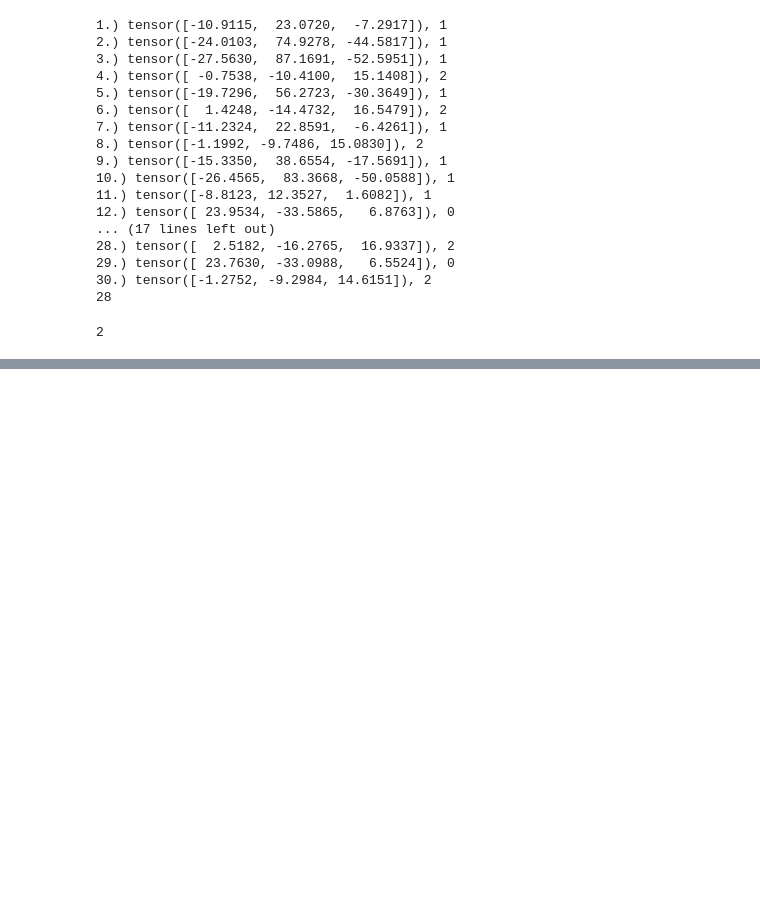
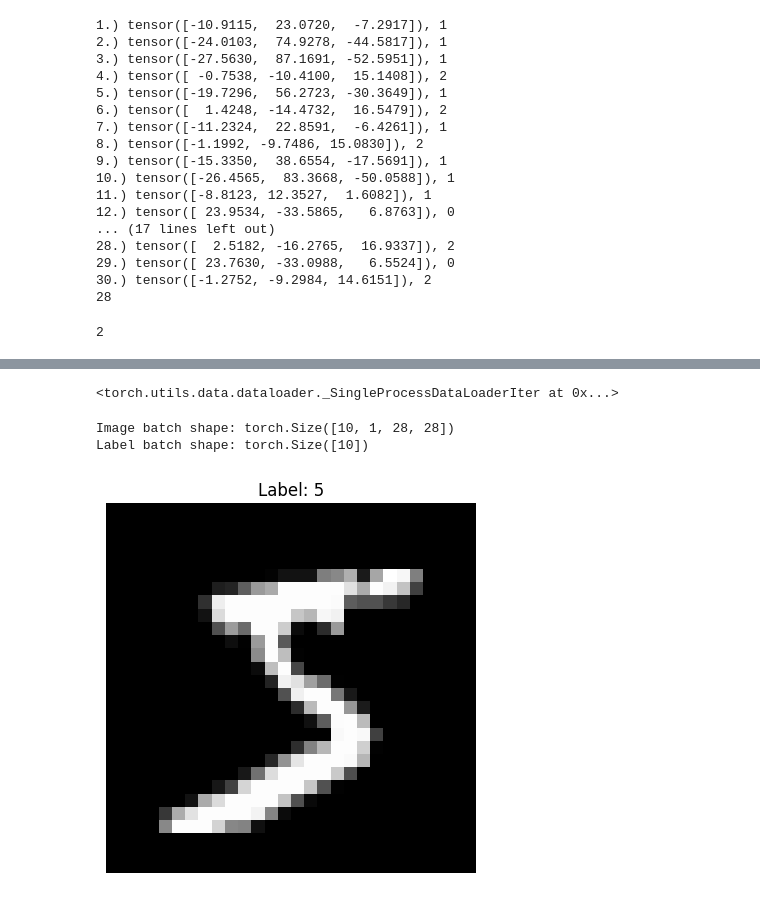
Before and after one commit to tranduytruong12/Pytorch_fundamentals, a Jupyter notebook: Pytorch_tutorial.ipynb, the cells around one changed output, grey strips where cells are left out. Cells and saved outputs as stored; diff of their text form; code cells hidden in the pictures; blank space fills up the shorter version.

```diff
--- a/Pytorch_tutorial.ipynb
+++ b/Pytorch_tutorial.ipynb
@@ -296,0 +316,4 @@ with torch.no_grad():
+# %%
+transform = transforms.ToTensor() # images to number_of_images, Height, Weight, Channel
+# Train Data
+train_data = datasets.MNIST(root ='cnn_data', train = True, download = True, transform = transform)
@@ -296,0 +340,24 @@ with torch.no_grad():
+# %%
+train_loader = DataLoader(train_data, batch_size = 10)
+test_loader = DataLoader(test_data, batch_size = 10)
+# %%
+iter(train_loader)
+# %% [output]
+<torch.utils.data.dataloader._SingleProcessDataLoaderIter at 0x...>
+# %%
+# View one batch of images and labels
+images, labels = next(iter(train_loader))
+
+# Check shape
+print("Image batch shape:", images.shape)  # e.g., torch.Size([10, 1, 28, 28])
+print("Label batch shape:", labels.shape)
+
+# Show the first image in the batch
+plt.imshow(images[0].squeeze(), cmap='gray')
+plt.title(f"Label: {labels[0].item()}")
+plt.axis('off')
+plt.show()
+# %% [output]
+Image batch shape: torch.Size([10, 1, 28, 28])
+Label batch shape: torch.Size([10])
+[figure, added]
```
Also changed, not shown: parts of 10 cells of this notebook.
